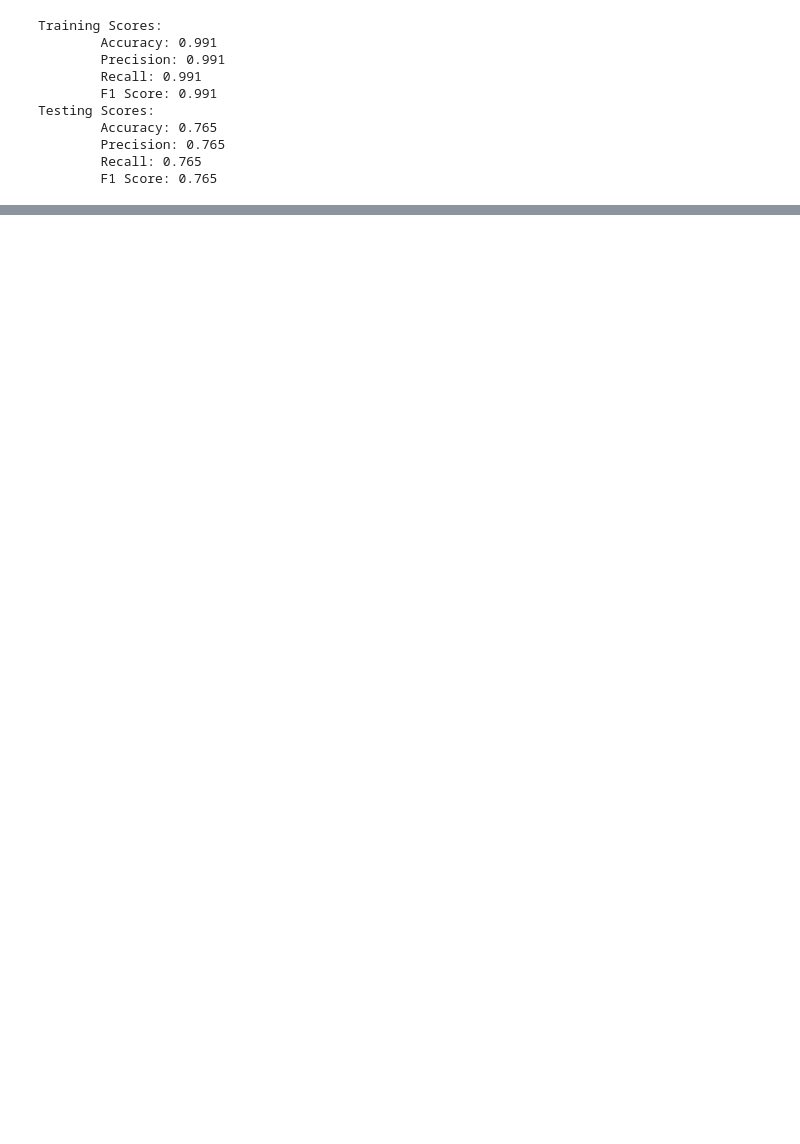
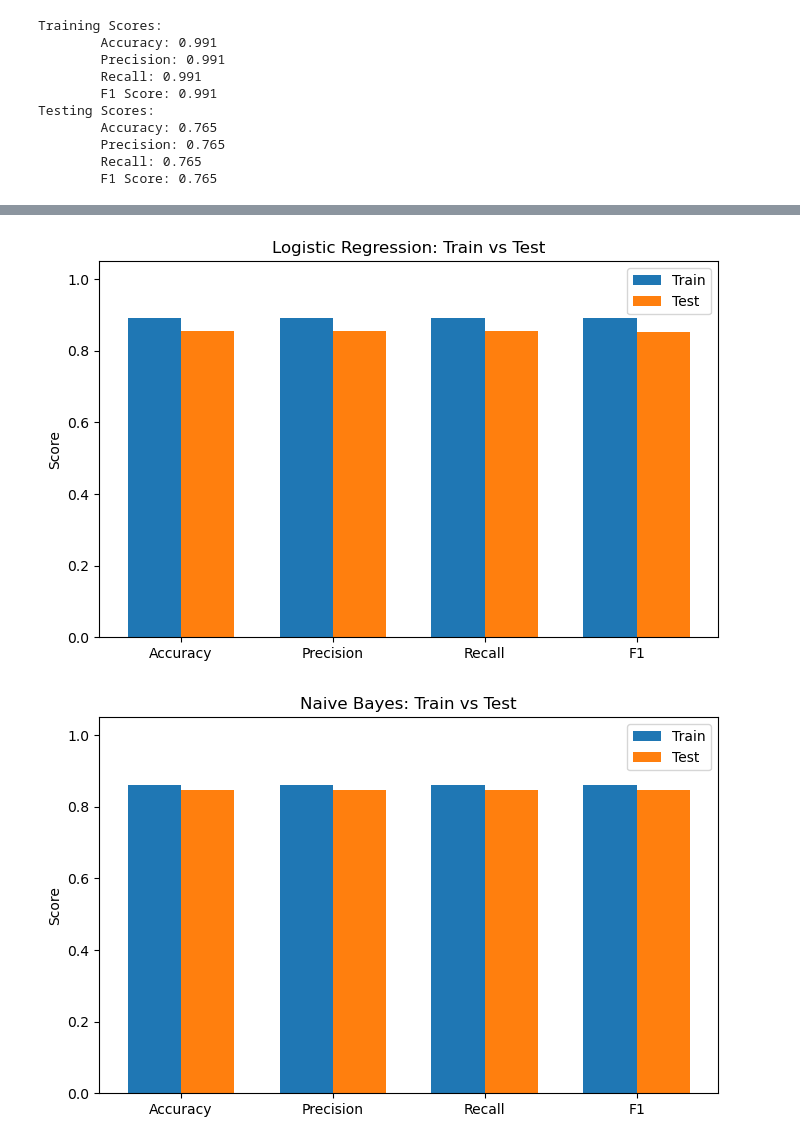
Before and after one commit to sumudumudunayana/news_classification_ML_project, a Jupyter notebook: notebooks/02.data_pre_processing.ipynb, the cells around one changed output, grey strips where cells are left out. Cells and saved outputs as stored; diff of their text form; code cells hidden in the pictures; blank space fills up the shorter version.

```diff
--- a/notebooks/02.data_pre_processing.ipynb
+++ b/notebooks/02.data_pre_processing.ipynb
@@ -675,0 +732,46 @@ Testing Scores:
+# %%
+def plot_scores_bars(train_scores, test_scores, title="Model Scores"):
+    metrics = list(train_scores.keys())
+    train_vals = [train_scores[m] for m in metrics]
+    test_vals  = [test_scores[m]  for m in metrics]
+
+    x = np.arange(len(metrics))
+    width = 0.35
+    plt.figure(figsize=(7,4.5))
+    plt.bar(x - width/2, train_vals, width, label='Train')
+    plt.bar(x + width/2, test_vals,  width, label='Test')
+    plt.xticks(x, metrics)
+    plt.ylim(0, 1.05)
+    plt.ylabel("Score")
+    plt.title(title)
+    plt.legend()
+    plt.tight_layout()
+    plt.show()
+# %%
+models = [
+    ("Logistic Regression", lr),
+    ("Naive Bayes", mnb),
+    ("Decision Tree", dt),
+    ("Random Forest", rf),
+    ("KNN", knn),
+    ("LinearSVC", lin_svc),   # or ("SVM", svm) / ("SGD SVM", sgd_svm)
+]
+# %%
+results = {}
+# %%
+for name, model in models:
+    # Predict (no retraining)
+    y_train_pred = model.predict(vectorized_x_train)
+    y_test_pred  = model.predict(vectorized_x_test)
+
+    # Compute metrics
+    train_scores = compute_scores(y_train, y_train_pred, average='weighted')
+    test_scores  = compute_scores(y_test,  y_test_pred,  average='weighted')
+
+    results[name] = {"train": train_scores, "test": test_scores}
+
+    # Per-model bar plot
+    plot_scores_bars(train_scores, test_scores, title=f"{name}: Train vs Test")
+# %% [output]
+[figure, added]
+[figure, added]
```
Also changed, not shown: parts of 21 cells of this notebook.
